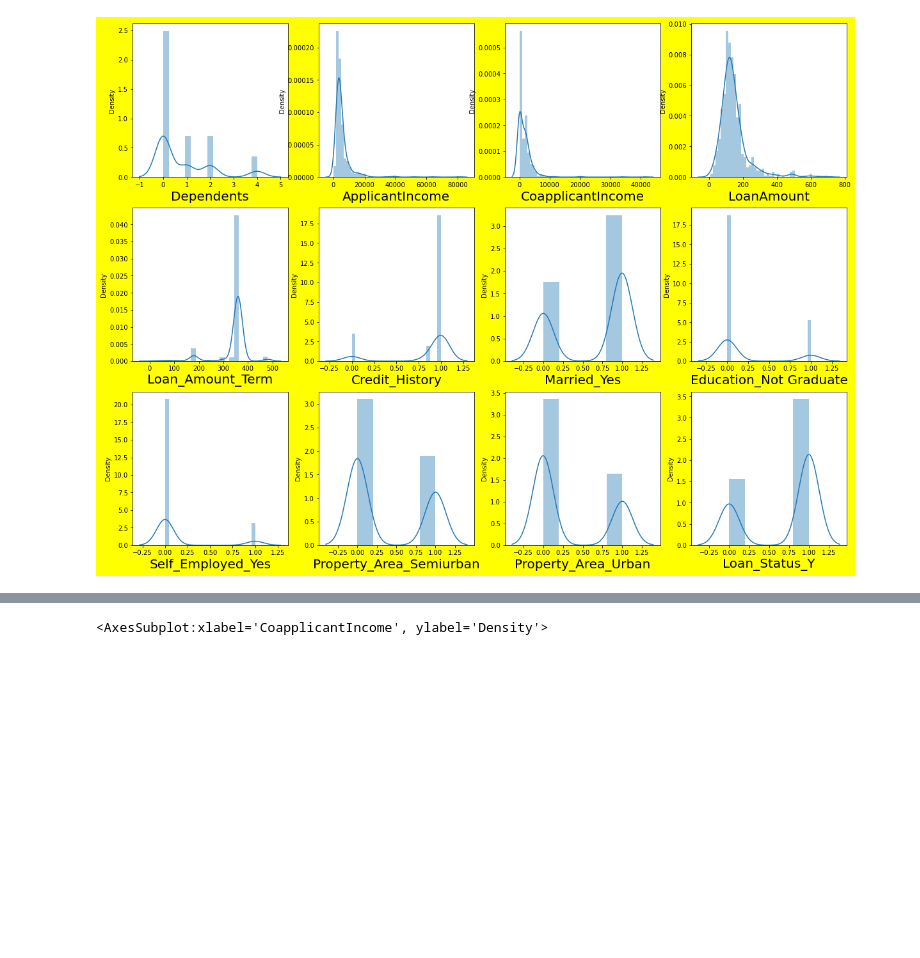
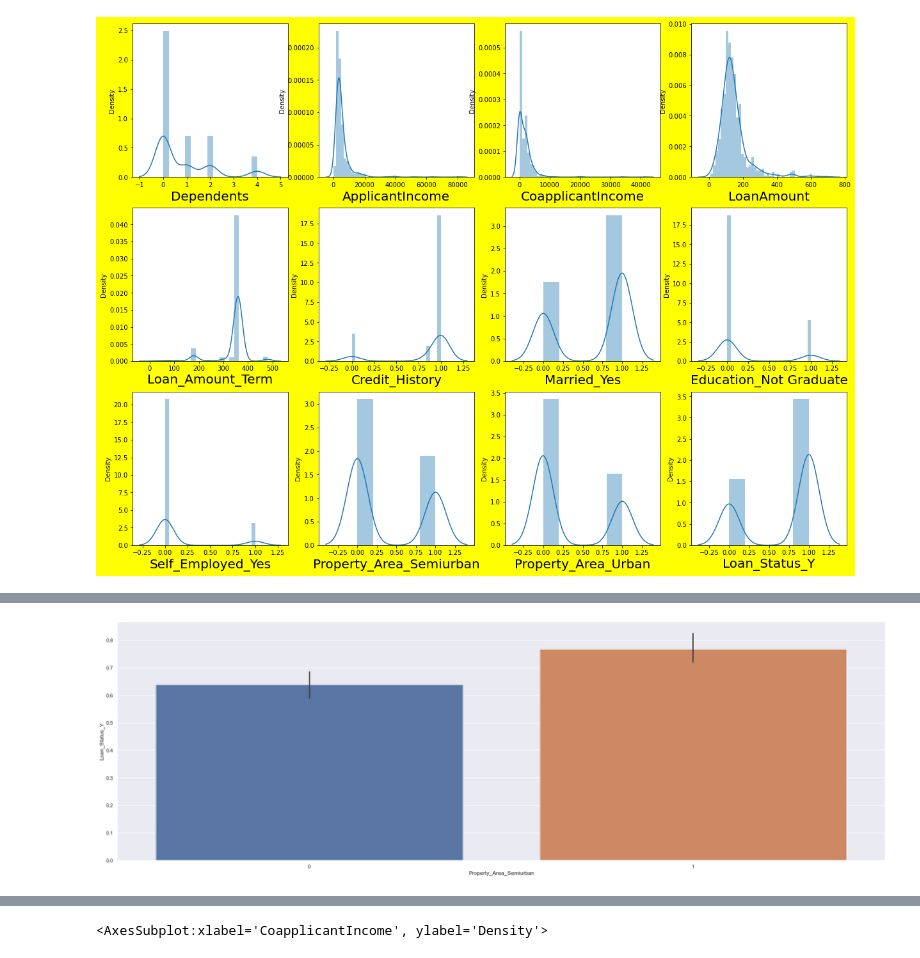
Before and after one commit to Ravi-Bajpai/Internship, a Jupyter notebook: loan prediction evaluation project.ipynb, the cells around one changed output, grey strips where cells are left out. Cells and saved outputs as stored; diff of their text form; code cells hidden in the pictures; blank space fills up the shorter version.

```diff
--- a/loan prediction evaluation project.ipynb
+++ b/loan prediction evaluation project.ipynb
@@ -160,0 +204,6 @@ data['LoanAmount']=data['LoanAmount'].replace(0,data['LoanAmount'].mean())
+# %%
+
+sns.catplot(y = "Loan_Status_Y", x = "Property_Area_Semiurban", data =data, kind="bar", height = 8, aspect = 3)
+plt.show()
+# %% [output]
+[figure, added]
```
Also changed, not shown: parts of 10 cells of this notebook.
